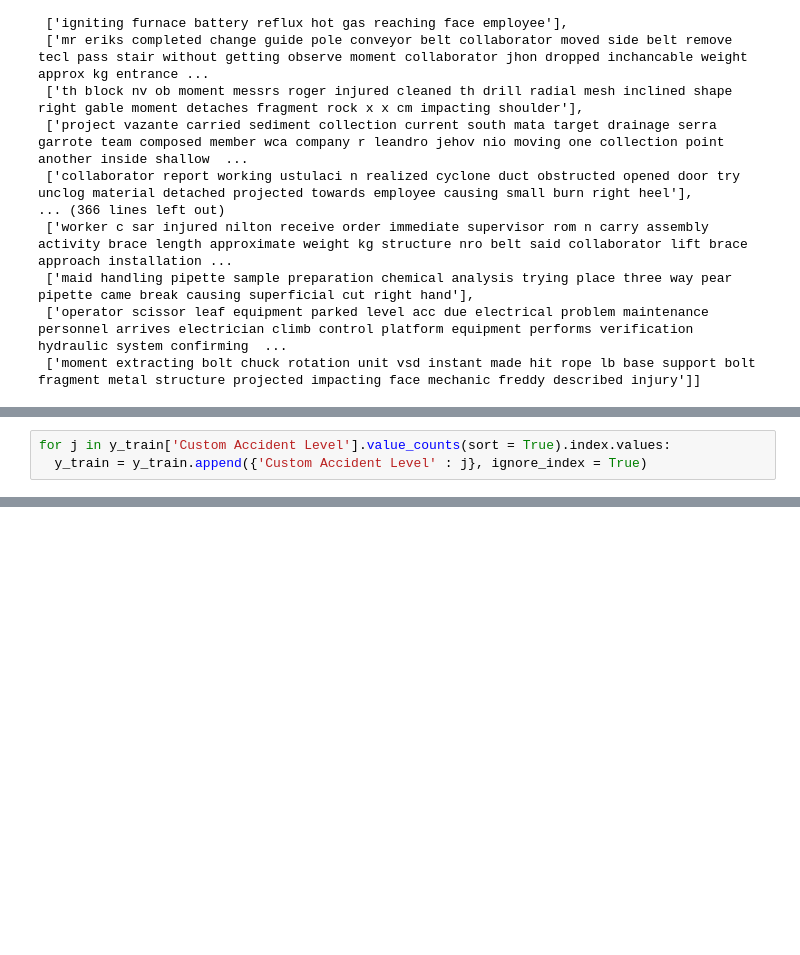
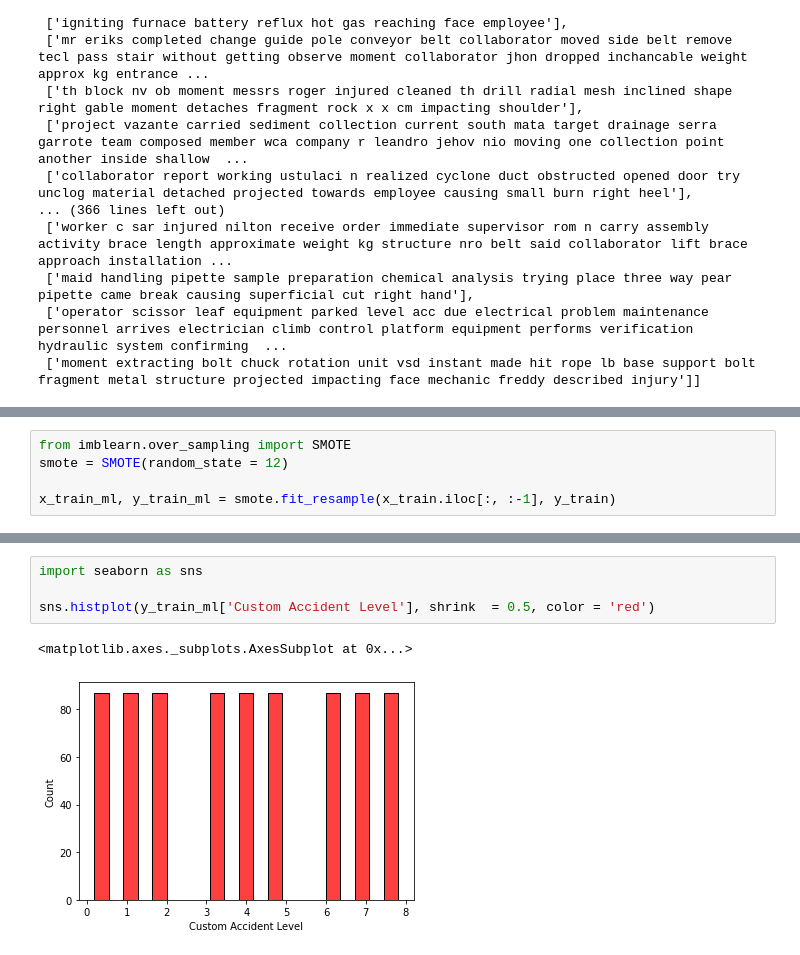
Before and after one commit to siiddd/Risk-Analysis-Chatbot, a Jupyter notebook: Chatbot.ipynb, the cells around one changed output, grey strips where cells are left out. Drawn from its saved outputs; the diff is of its cells as text; blank space fills up the shorter version.

```diff
--- a/Chatbot.ipynb
+++ b/Chatbot.ipynb
@@ -417,3 +397,0 @@ y_train.append({'Custom Accident Level' : 111}, ignore_index = True)
-# %%
-for j in y_train['Custom Accident Level'].value_counts(sort = True).index.values:
-  y_train = y_train.append({'Custom Accident Level' : j}, ignore_index = True)
@@ -482,0 +451,5 @@ description[description.index[8]]
+# %%
+from imblearn.over_sampling import SMOTE
+smote = SMOTE(random_state = 12)
+
+x_train_ml, y_train_ml = smote.fit_resample(x_train.iloc[:, :-1], y_train)
@@ -482,0 +460,7 @@ description[description.index[8]]
+# %%
+import seaborn as sns
+
+sns.histplot(y_train_ml['Custom Accident Level'], shrink  = 0.5, color = 'red')
+# %% [output]
+<matplotlib.axes._subplots.AxesSubplot at 0x...>
+[figure, added]
```
Also changed, not shown: parts of 21 cells of this notebook.
